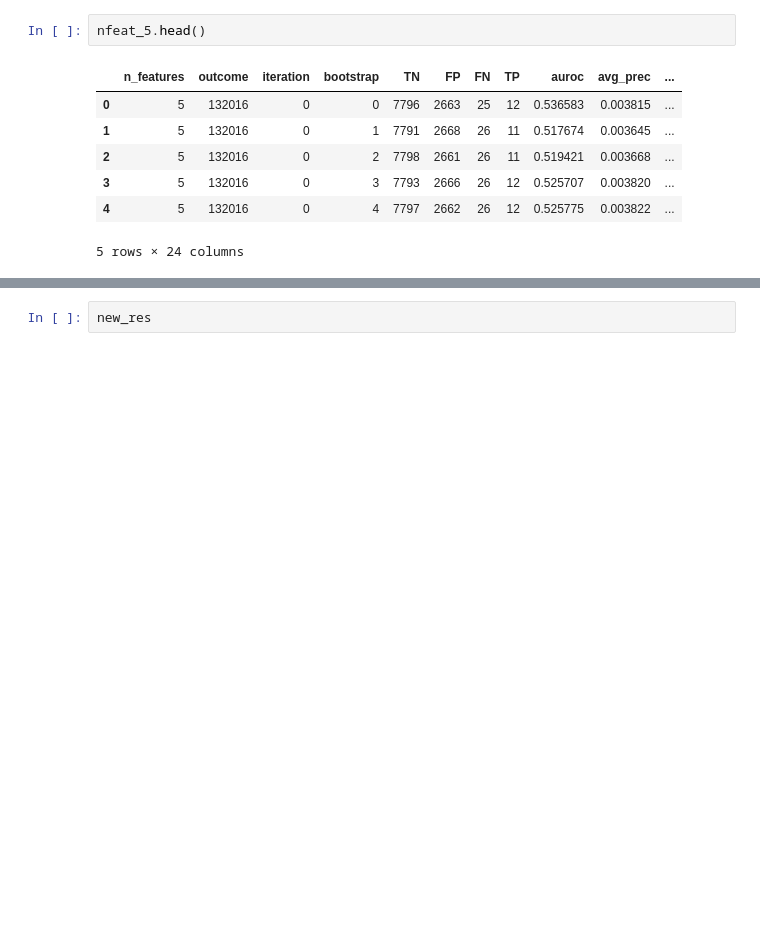
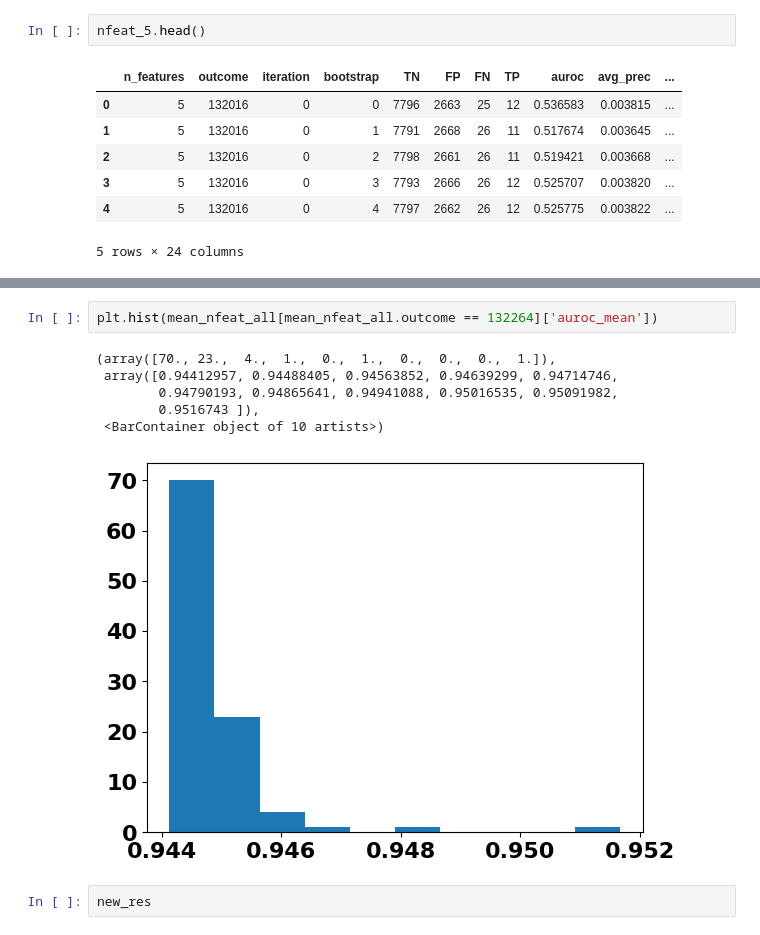
Before and after one commit to RandallJEllis/rfb, a Jupyter notebook: all_outcomes/rfb.ipynb, the cells around one changed output, grey strips where cells are left out. Saved outputs shown, nothing was run; the diff lists cells and outputs as text; blank space fills up the shorter version.

```diff
--- a/all_outcomes/rfb.ipynb
+++ b/all_outcomes/rfb.ipynb
@@ -116,3 +114,12 @@ plt.hist(mean_nfeat_5[mean_nfeat_5.outcome == 131022]['auroc_mean'])
+# %%
+plt.hist(mean_nfeat_all[mean_nfeat_all.outcome == 132264]['auroc_mean'])
+# %% [output]
+(array([70., 23.,  4.,  1.,  0.,  1.,  0.,  0.,  0.,  1.]),
+ array([0.94412957, 0.94488405, 0.94563852, 0.94639299, 0.94714746,
+        0.94790193, 0.94865641, 0.94941088, 0.95016535, 0.95091982,
+        0.9516743 ]),
+ <BarContainer object of 10 artists>)
+[figure, added]
 # %%
 new_res
 # %% [output]
```
Also changed, not shown: parts of 2 cells of this notebook, 3 other files.
